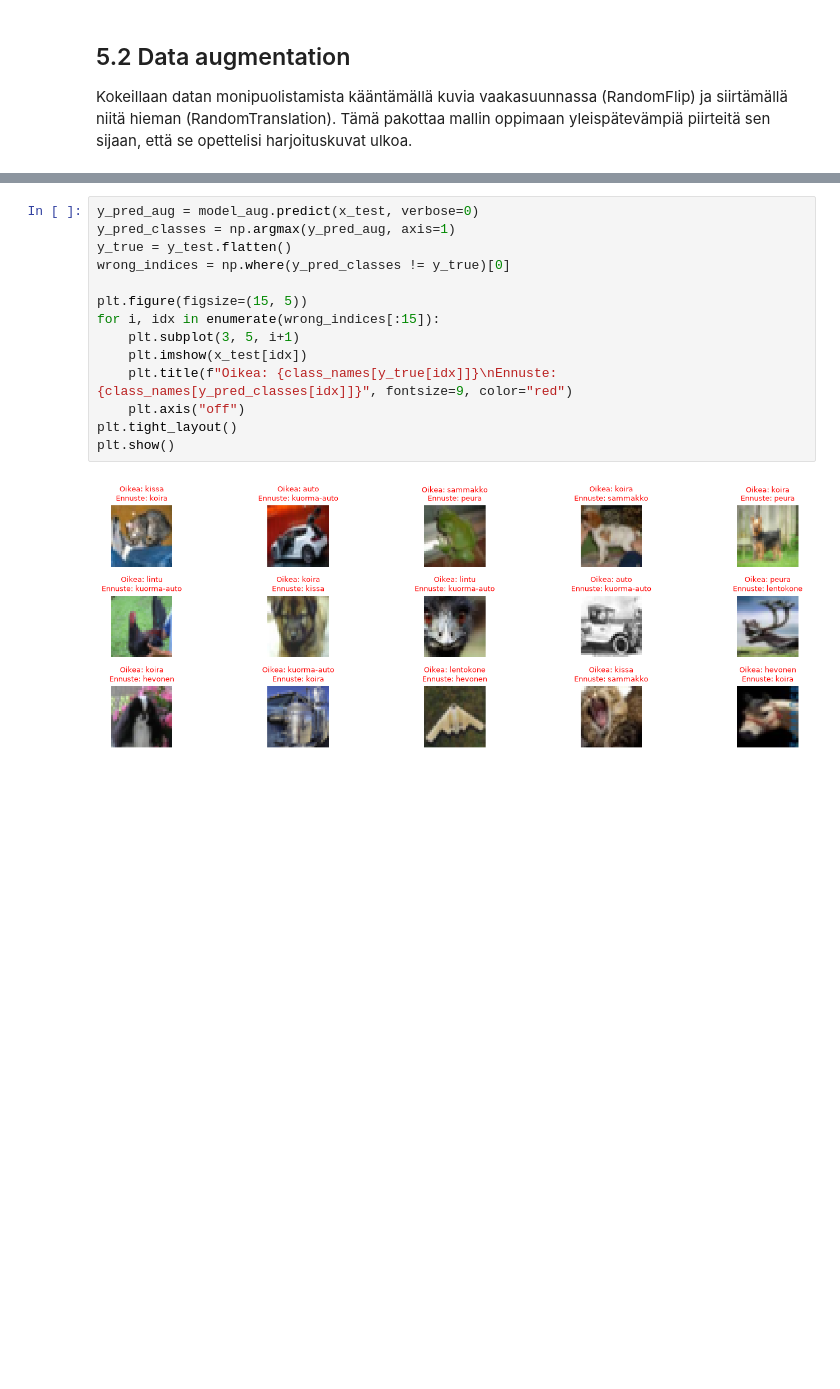
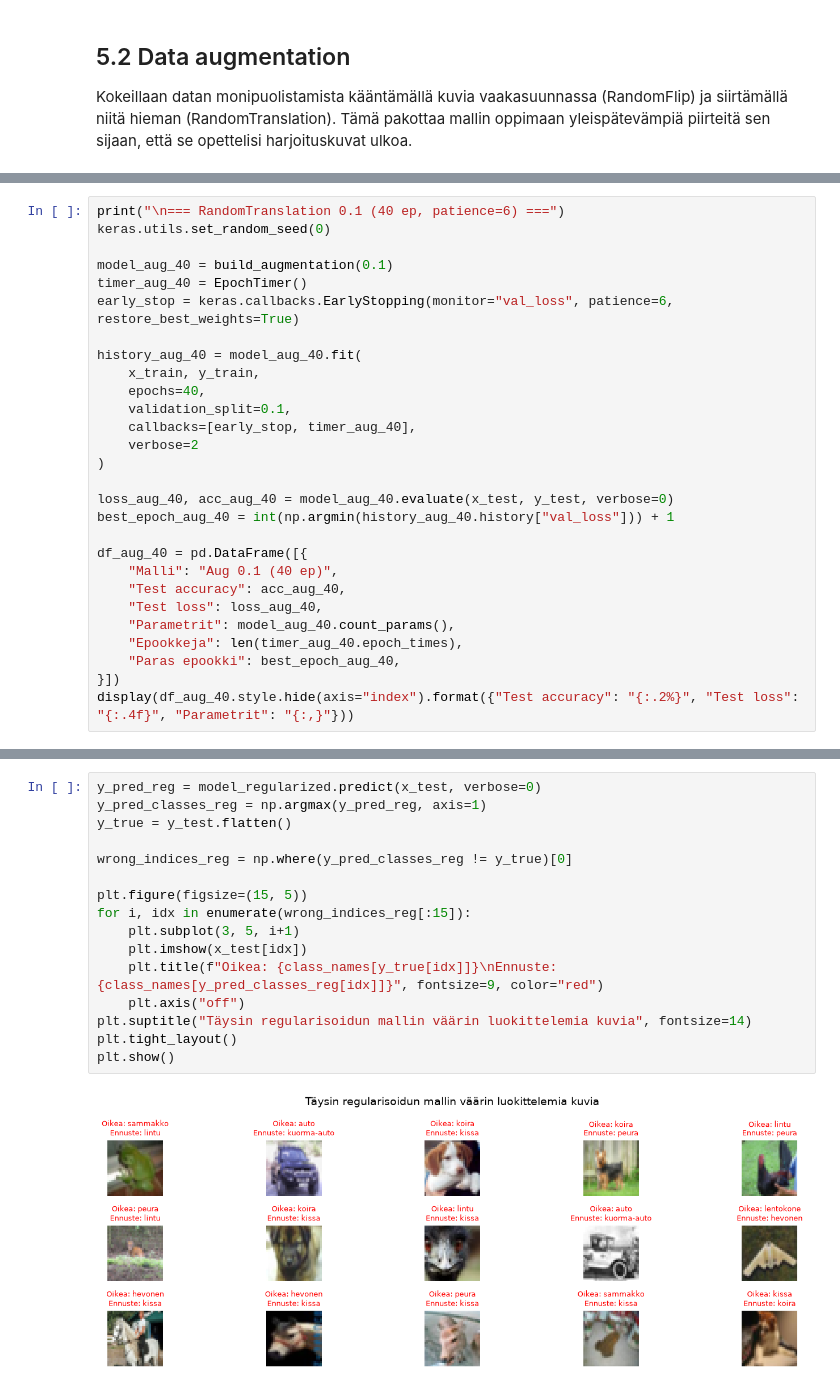
Before and after one commit to MustBeViable/Neuroverkkoprojekti, a Jupyter notebook: CIFAR-10/CIFAR-10_CNN_Sakke.ipynb, the cells around one changed output, grey strips where cells are left out. Saved outputs shown, nothing was run; the diff lists cells and outputs as text; blank space fills up the shorter version.

```diff
--- a/CIFAR-10/CIFAR-10_CNN_Sakke.ipynb
+++ b/CIFAR-10/CIFAR-10_CNN_Sakke.ipynb
@@ -317,0 +374,28 @@ Testin tarkkuus (accuracy): 73.68%
+# %%
+print("\n=== RandomTranslation 0.1 (40 ep, patience=6) ===")
+keras.utils.set_random_seed(0)
+
+model_aug_40 = build_augmentation(0.1)
+timer_aug_40 = EpochTimer()
+early_stop = keras.callbacks.EarlyStopping(monitor="val_loss", patience=6, restore_best_weights=True)
+
+history_aug_40 = model_aug_40.fit(
+    x_train, y_train,
+    epochs=40,
+    validation_split=0.1,
+    callbacks=[early_stop, timer_aug_40],
+    verbose=2
+)
+
+loss_aug_40, acc_aug_40 = model_aug_40.evaluate(x_test, y_test, verbose=0)
+best_epoch_aug_40 = int(np.argmin(history_aug_40.history["val_loss"])) + 1
+
+df_aug_40 = pd.DataFrame([{
+    "Malli": "Aug 0.1 (40 ep)",
+    "Test accuracy": acc_aug_40,
+    "Test loss": loss_aug_40,
+    "Parametrit": model_aug_40.count_params(),
+    "Epookkeja": len(timer_aug_40.epoch_times),
+    "Paras epookki": best_epoch_aug_40,
+}])
+display(df_aug_40.style.hide(axis="index").format({"Test accuracy": "{:.2%}", "Test loss": "{:.4f}", "Parametrit": "{:,}"}))
@@ -414,16 +684,18 @@ Batch Normalization: 67.26%
 # %%
-y_pred_aug = model_aug.predict(x_test, verbose=0)
-y_pred_classes = np.argmax(y_pred_aug, axis=1)
+y_pred_reg = model_regularized.predict(x_test, verbose=0)
+y_pred_classes_reg = np.argmax(y_pred_reg, axis=1)
 y_true = y_test.flatten()
-wrong_indices = np.where(y_pred_classes != y_true)[0]
+
+wrong_indices_reg = np.where(y_pred_classes_reg != y_true)[0]
 
 plt.figure(figsize=(15, 5))
-for i, idx in enumerate(wrong_indices[:15]):
+for i, idx in enumerate(wrong_indices_reg[:15]):
     plt.subplot(3, 5, i+1)
     plt.imshow(x_test[idx])
-    plt.title(f"Oikea: {class_names[y_true[idx]]}\nEnnuste: {class_names[y_pred_classes[idx]]}", fontsize=9, color="red")
+    plt.title(f"Oikea: {class_names[y_true[idx]]}\nEnnuste: {class_names[y_pred_classes_reg[idx]]}", fontsize=9, color="red")
     plt.axis("off")
+plt.suptitle("Täysin regularisoidun mallin väärin luokittelemia kuvia", fontsize=14)
 plt.tight_layout()
 plt.show()
 # %% [output]
-[figure, old version]
+[figure, new version]
```
Also changed, not shown: parts of 26 cells of this notebook, 4 other files.
